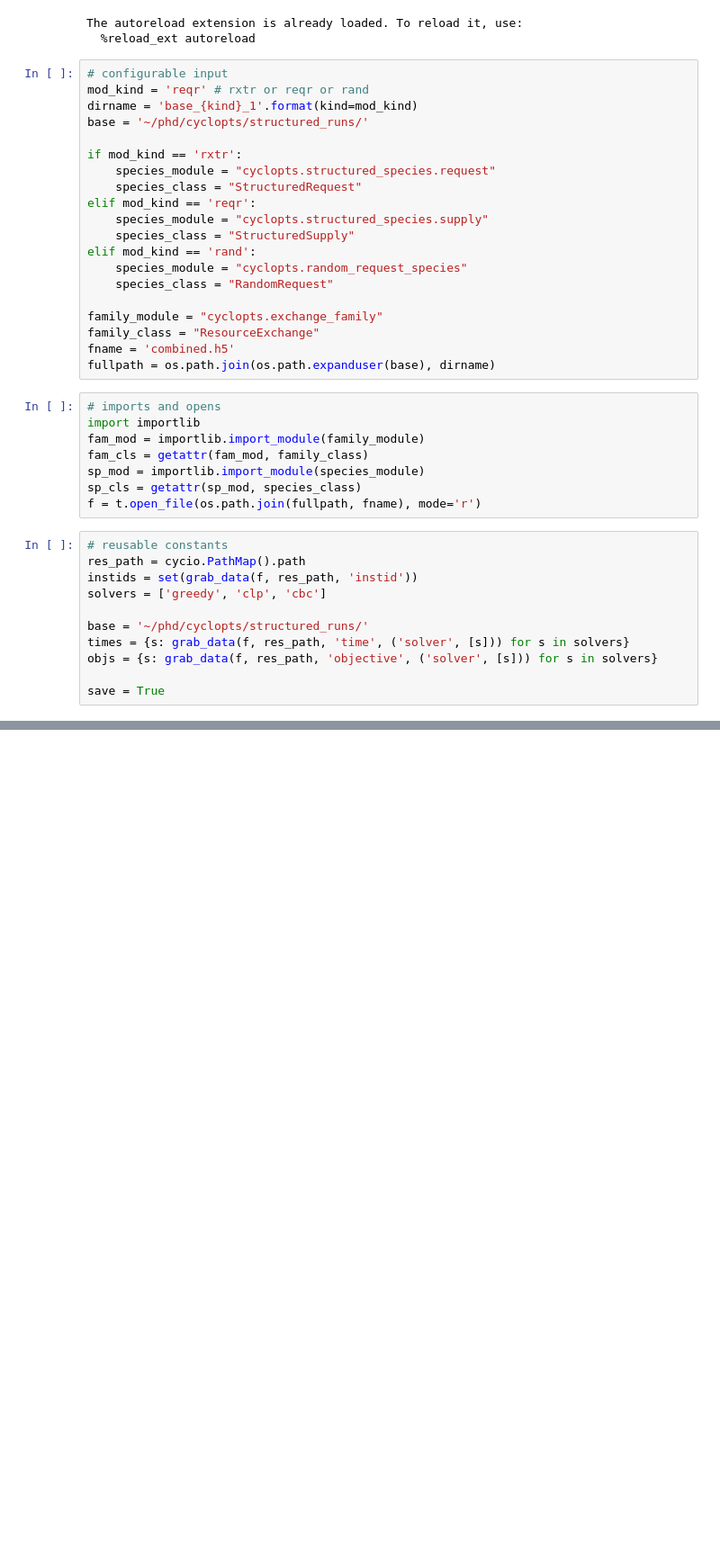
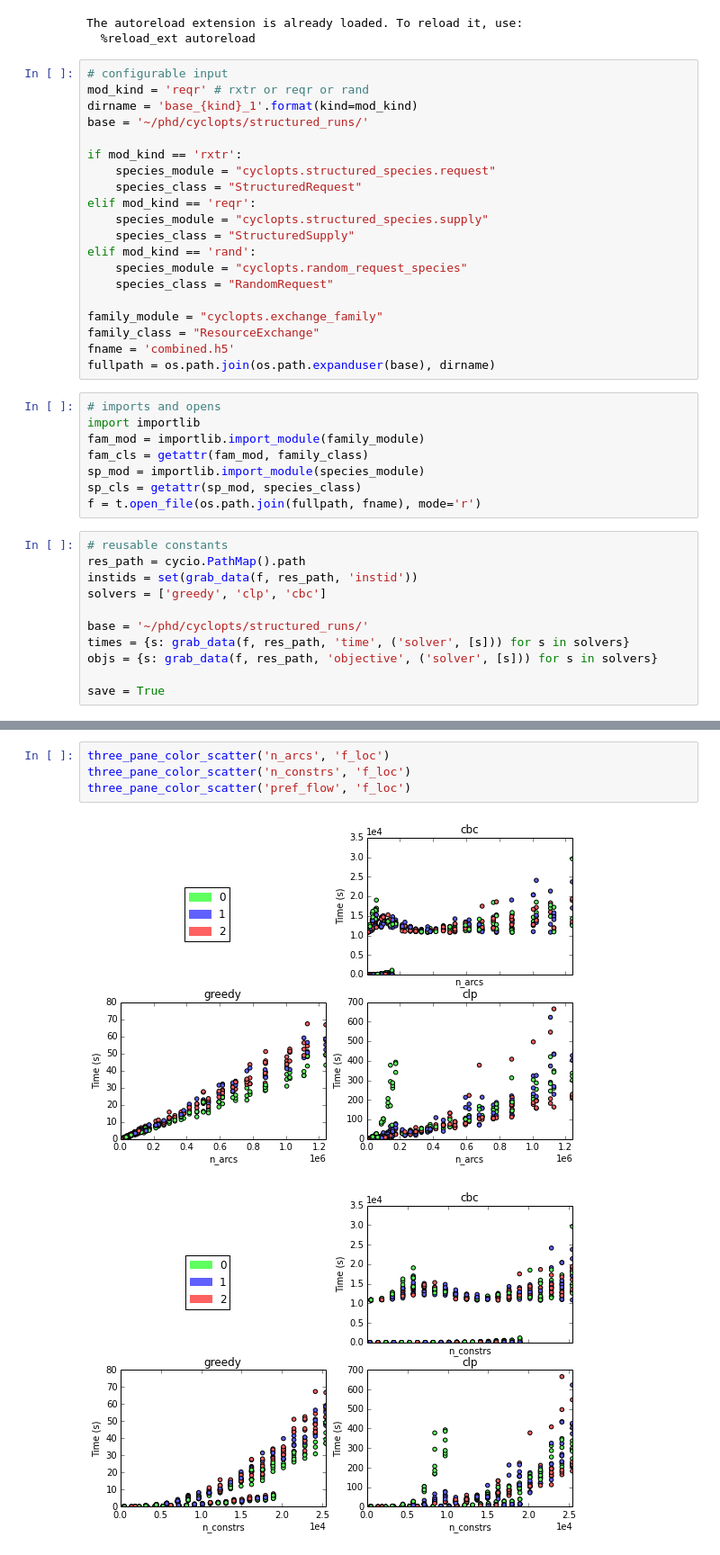
Before and after one commit to gidden/cyclopts, a Jupyter notebook: nbs/General Experimental Analysis.ipynb, the cells around one changed output, grey strips where cells are left out. Shown: that part at 90% size. Drawn from its saved outputs; the diff is of its cells as text; blank space fills up the shorter version.

```diff
--- a/nbs/General Experimental Analysis.ipynb
+++ b/nbs/General Experimental Analysis.ipynb
@@ -147,0 +169,7 @@ colored_scatter(x, 'greedy', id_mapping)
+# %%
+three_pane_color_scatter('n_arcs', 'f_loc')
+three_pane_color_scatter('n_constrs', 'f_loc')
+three_pane_color_scatter('pref_flow', 'f_loc')
+# %% [output]
+[figure, added]
+[figure, added]
```
Also changed, not shown: parts of 15 cells of this notebook, 1 other file.
